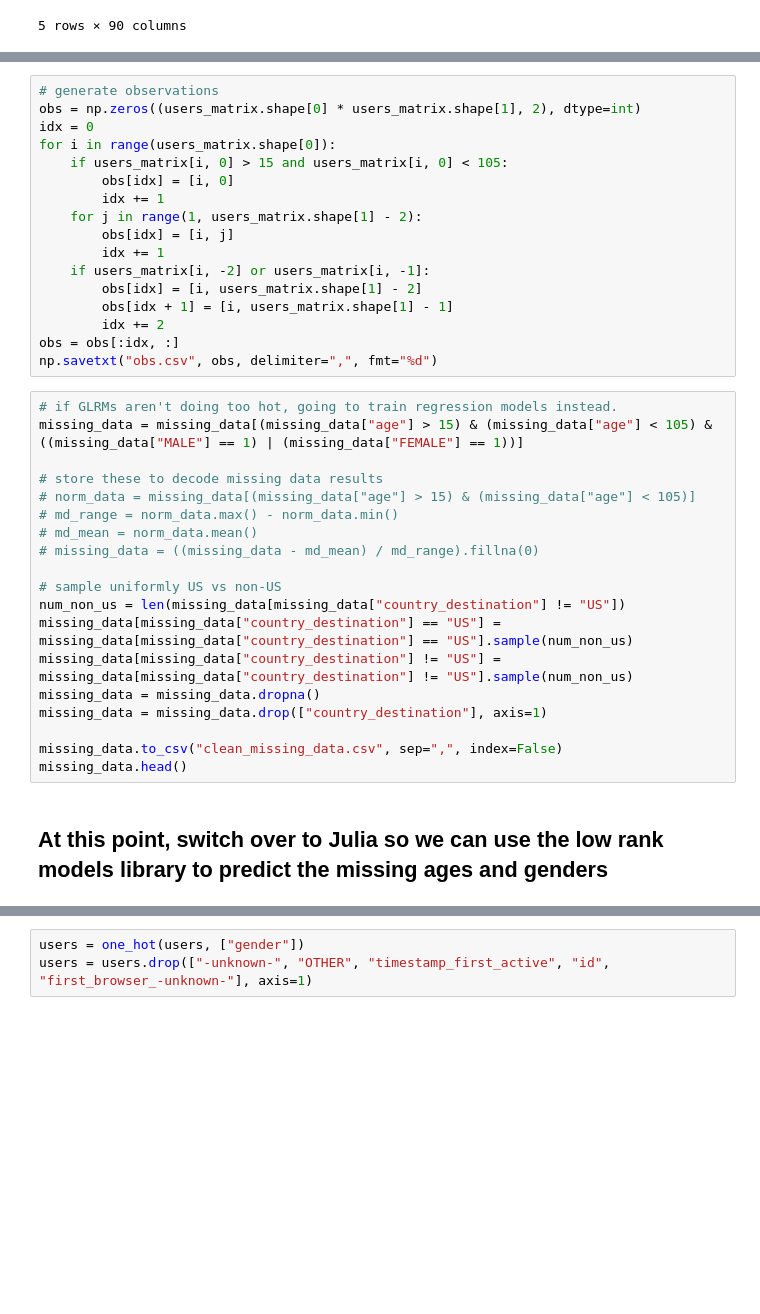
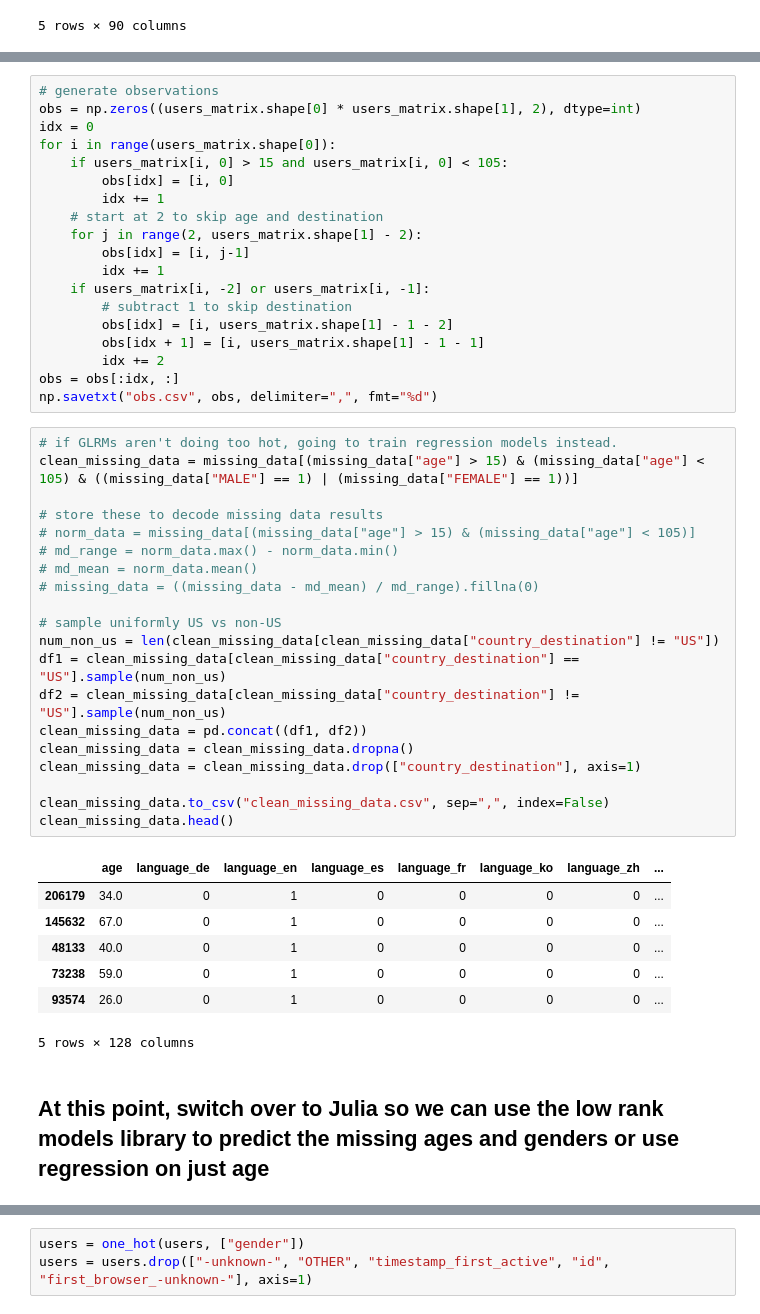
Before and after one commit to TheMichaelHu/AirbnbDestinationPrediction, a Jupyter notebook: preprocess_data.ipynb, the cells around one changed output, grey strips where cells are left out. Saved outputs shown, nothing was run; the diff lists cells and outputs as text; blank space fills up the shorter version.

```diff
--- a/preprocess_data.ipynb
+++ b/preprocess_data.ipynb
@@ -153,36 +169,47 @@ for i in range(users_matrix.shape[0]):
     if users_matrix[i, 0] > 15 and users_matrix[i, 0] < 105:
         obs[idx] = [i, 0]
         idx += 1
-    for j in range(1, users_matrix.shape[1] - 2):
-        obs[idx] = [i, j]
+    # start at 2 to skip age and destination
+    for j in range(2, users_matrix.shape[1] - 2):
+        obs[idx] = [i, j-1]
         idx += 1
     if users_matrix[i, -2] or users_matrix[i, -1]:
-        obs[idx] = [i, users_matrix.shape[1] - 2]
-        obs[idx + 1] = [i, users_matrix.shape[1] - 1]
+        # subtract 1 to skip destination
+        obs[idx] = [i, users_matrix.shape[1] - 1 - 2]
+        obs[idx + 1] = [i, users_matrix.shape[1] - 1 - 1]
         idx += 2
 obs = obs[:idx, :]
 np.savetxt("obs.csv", obs, delimiter=",", fmt="%d")
 # %%
 # if GLRMs aren't doing too hot, going to train regression models instead.
-missing_data = missing_data[(missing_data["age"] > 15) & (missing_data["age"] < 105) & ((missing_data["MALE"] == 1) | (missing_data["FEMALE"] == 1))]
+clean_missing_data = missing_data[(missing_data["age"] > 15) & (missing_data["age"] < 105) & ((missing_data["MALE"] == 1) | (missing_data["FEMALE"] == 1))]
 
 # store these to decode missing data results
 # norm_data = missing_data[(missing_data["age"] > 15) & (missing_data["age"] < 105)]
 # md_range = norm_data.max() - norm_data.min()
 # md_mean = norm_data.mean()
 # missing_data = ((missing_data - md_mean) / md_range).fillna(0)
 
 # sample uniformly US vs non-US
-num_non_us = len(missing_data[missing_data["country_destination"] != "US"])
-missing_data[missing_data["country_destination"] == "US"] = missing_data[missing_data["country_destination"] == "US"].sample(num_non_us)
-missing_data[missing_data["country_destination"] != "US"] = missing_data[missing_data["country_destination"] != "US"].sample(num_non_us)
-missing_data = missing_data.dropna()
-missing_data = missing_data.drop(["country_destination"], axis=1)
+num_non_us = len(clean_missing_data[clean_missing_data["country_destination"] != "US"])
+df1 = clean_missing_data[clean_missing_data["country_destination"] == "US"].sample(num_non_us)
+df2 = clean_missing_data[clean_missing_data["country_destination"] != "US"].sample(num_non_us)
+clean_missing_data = pd.concat((df1, df2))
+clean_missing_data = clean_missing_data.dropna()
+clean_missing_data = clean_missing_data.drop(["country_destination"], axis=1)
 
-missing_data.to_csv("clean_missing_data.csv", sep=",", index=False)
-missing_data.head()
+clean_missing_data.to_csv("clean_missing_data.csv", sep=",", index=False)
+clean_missing_data.head()
+# %% [output]
+|  | age | language_de | language_en | language_es | language_fr | language_ko | language_zh | ... |
+| 206179 | 34.0 | 0 | 1 | 0 | 0 | 0 | 0 | ... |
+| 145632 | 67.0 | 0 | 1 | 0 | 0 | 0 | 0 | ... |
+| 48133 | 40.0 | 0 | 1 | 0 | 0 | 0 | 0 | ... |
+| 73238 | 59.0 | 0 | 1 | 0 | 0 | 0 | 0 | ... |
+| 93574 | 26.0 | 0 | 1 | 0 | 0 | 0 | 0 | ... |
+5 rows × 128 columns
 # %% [markdown]
-## At this point, switch over to Julia so we can use the low rank models library to predict the missing ages and genders
+## At this point, switch over to Julia so we can use the low rank models library to predict the missing ages and genders or use regression on just age
 # %%
 # fill in ages
 fill_ages = True
```
Also changed, not shown: parts of 12 cells of this notebook, 2 other files.
